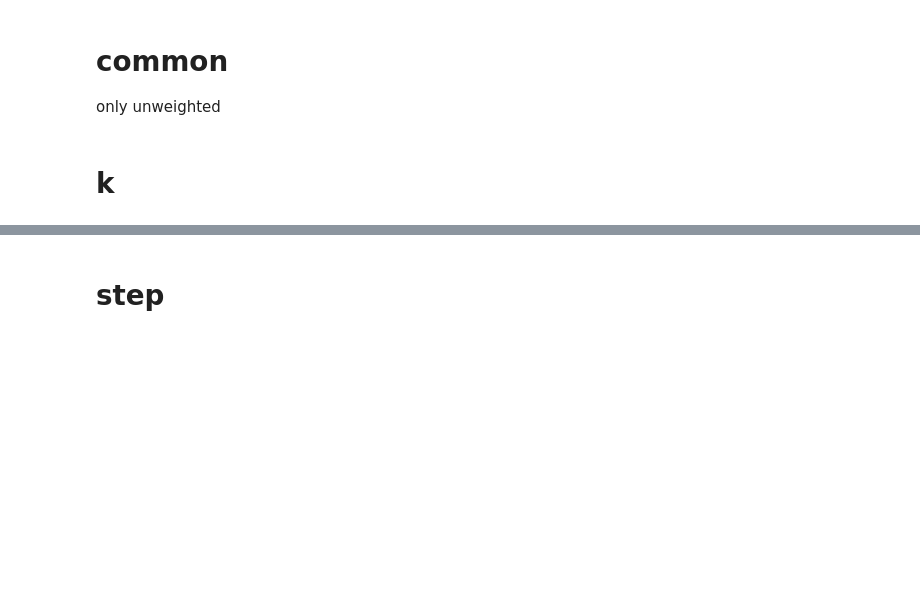
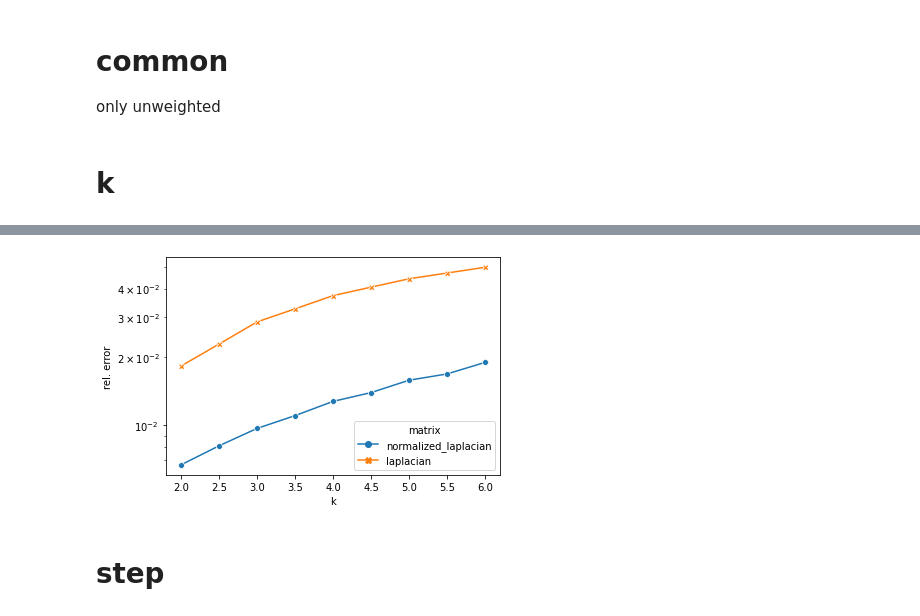
Before and after one commit to unonao/SPENet, a Jupyter notebook: plot_pram_sensitivity.ipynb, the cells around one changed output, grey strips where cells are left out. Saved outputs shown, nothing was run; the diff lists cells and outputs as text; code cells hidden in the pictures; blank space fills up the shorter version.

```diff
--- a/plot_pram_sensitivity.ipynb
+++ b/plot_pram_sensitivity.ipynb
@@ -124,12 +128,13 @@ df.groupby("k").mean()
 # %%
-
 ax = sns.lineplot(
-    data=fmri,
-    x="timepoint", y="signal", hue="event", style="event",
+    data=df.groupby(["matrix", "k"]).mean().sort_values("matrix",ascending=False),
+    x="k", y="relative_error", hue="matrix", style="matrix",
     markers=True, dashes=False
 )
-ax.set(xlabel="Graph ID",ylabel="rel. error", yscale="log", xticks=[]) #
-plt.savefig(f'plot/plot_each_graph_k{k}.png')
+ax.set(xlabel="k",ylabel="rel. error", yscale="log") #
+plt.savefig(f'plot/plot_param_k.png')
 plt.show()
+# %% [output]
+[figure, added]
 # %% [markdown]
 # step
```
Also changed, not shown: parts of 16 cells of this notebook, 9 other files.
